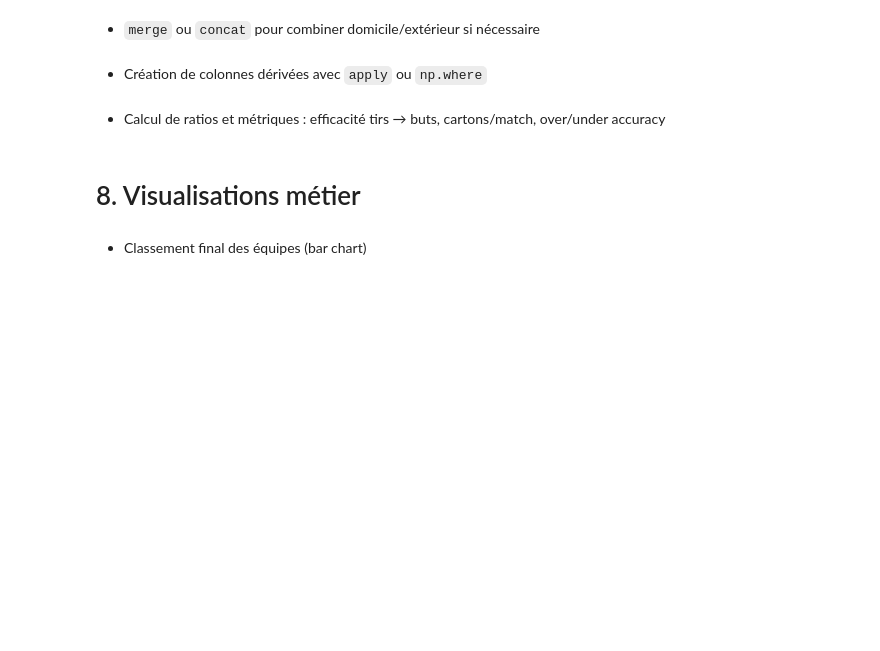
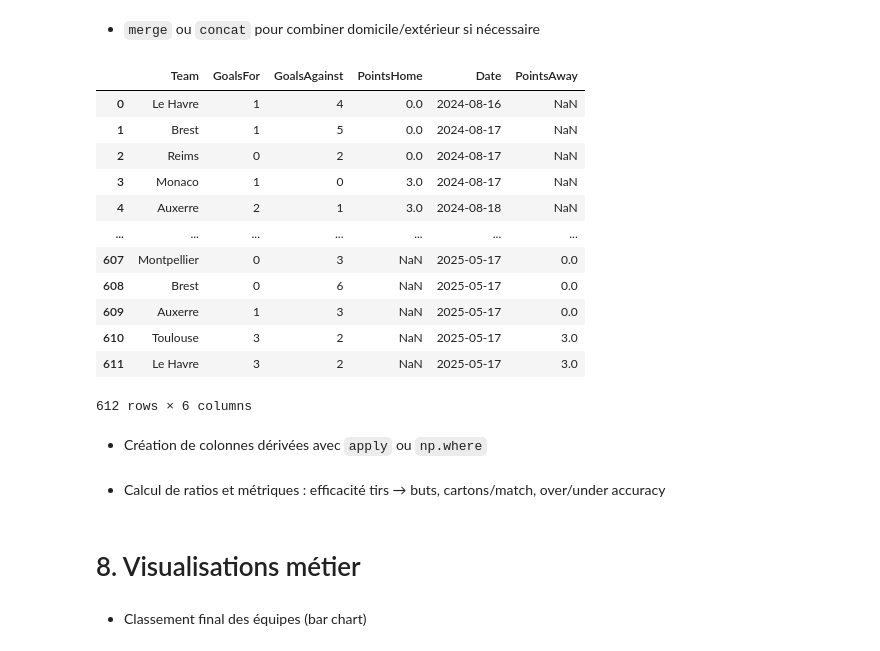
Before and after one commit to VMY7/ligue1-eda-python-24-25, a Jupyter notebook: ligue1-eda-python-24-25.ipynb, the cells around one changed output. Cells and saved outputs as stored; diff of their text form; code cells hidden in the pictures; blank space fills up the shorter version.

```diff
--- a/ligue1-eda-python-24-25.ipynb
+++ b/ligue1-eda-python-24-25.ipynb
@@ -875,4 +928,42 @@ plt.show()
 # %% [markdown]
 - `merge` ou `concat` pour combiner domicile/extérieur si nécessaire
+# %%
+# Créer DataFrame pour les stats à domicile
+df_home = pd.DataFrame({
+    "Team": df["HomeTeam"],
+    "GoalsFor": df["FTHG"],
+    "GoalsAgainst": df["FTAG"],
+    "PointsHome": df["PointsHome"],
+    "Date": date
+})
+
+# Créer DataFrame pour les stats à l'extérieur
+df_away = pd.DataFrame({
+    "Team": df["AwayTeam"],
+    "GoalsFor": df["FTAG"],
+    "GoalsAgainst": df["FTHG"],
+    "PointsAway": df["PointsAway"],
+    "Date": date
+})
+
+# Combiner les deux DataFrame
+df_all = pd.concat([df_home, df_away], ignore_index=True)  # ou merge() selon la situation
+
+# Vérifier le résultat
+df_all
+# %% [output]
+|  | Team | GoalsFor | GoalsAgainst | PointsHome | Date | PointsAway |
+| 0 | Le Havre | 1 | 4 | 0.0 | 2024-08-16 | NaN |
+| 1 | Brest | 1 | 5 | 0.0 | 2024-08-17 | NaN |
+| 2 | Reims | 0 | 2 | 0.0 | 2024-08-17 | NaN |
+| 3 | Monaco | 1 | 0 | 3.0 | 2024-08-17 | NaN |
+| 4 | Auxerre | 2 | 1 | 3.0 | 2024-08-18 | NaN |
+| ... | ... | ... | ... | ... | ... | ... |
+| 607 | Montpellier | 0 | 3 | NaN | 2025-05-17 | 0.0 |
+| 608 | Brest | 0 | 6 | NaN | 2025-05-17 | 0.0 |
+| 609 | Auxerre | 1 | 3 | NaN | 2025-05-17 | 0.0 |
+| 610 | Toulouse | 3 | 2 | NaN | 2025-05-17 | 3.0 |
+| 611 | Le Havre | 3 | 2 | NaN | 2025-05-17 | 3.0 |
+612 rows × 6 columns
 # %% [markdown]
 - Création de colonnes dérivées avec `apply` ou `np.where`
```
Also changed, not shown: parts of 4 cells of this notebook.
